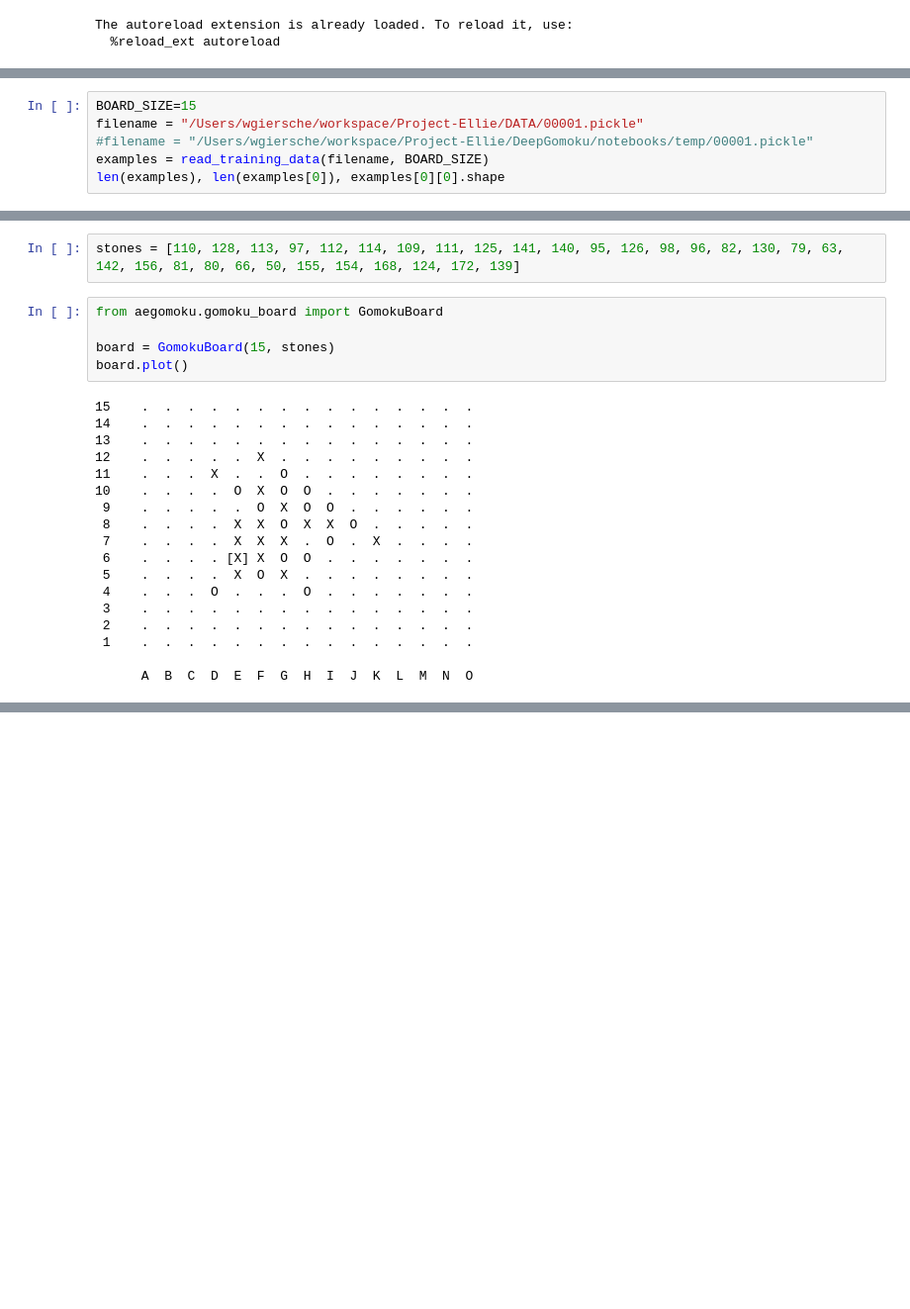
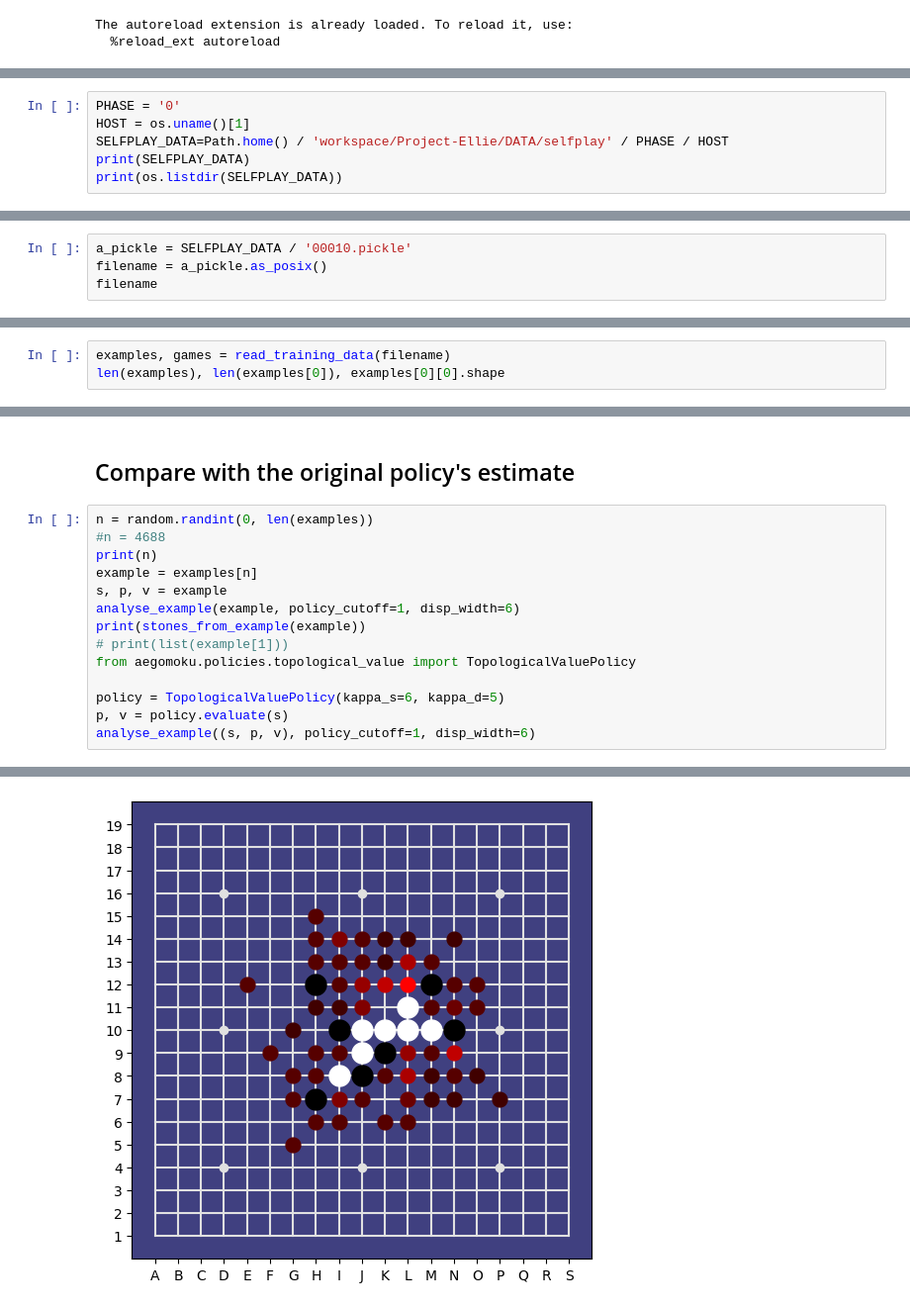
Before and after one commit to Project-Ellie/DeepGomoku, a Jupyter notebook: notebooks/Analyzing_SelfPlay.ipynb, the cells around one changed output, grey strips where cells are left out. Shown at 99% size. Saved outputs shown, nothing was run; the diff lists cells and outputs as text; blank space fills up the shorter version.

```diff
--- a/notebooks/Analyzing_SelfPlay.ipynb
+++ b/notebooks/Analyzing_SelfPlay.ipynb
@@ -11,0 +18,6 @@ from aegomoku.utils import analyse_example
+# %%
+PHASE = '0'
+HOST = os.uname()[1]
+SELFPLAY_DATA=Path.home() / 'workspace/Project-Ellie/DATA/selfplay' / PHASE / HOST
+print(SELFPLAY_DATA)
+print(os.listdir(SELFPLAY_DATA))
@@ -11,0 +27,4 @@ from aegomoku.utils import analyse_example
+# %%
+a_pickle = SELFPLAY_DATA / '00010.pickle'
+filename = a_pickle.as_posix()
+filename
@@ -12,7 +33,4 @@ from aegomoku.utils import analyse_example
 # %%
-BOARD_SIZE=15
-filename = "/Users/wgiersche/workspace/Project-Ellie/DATA/00001.pickle"
-#filename = "/Users/wgiersche/workspace/Project-Ellie/DeepGomoku/notebooks/temp/00001.pickle"
-examples = read_training_data(filename, BOARD_SIZE)
+examples, games = read_training_data(filename)
 len(examples), len(examples[0]), examples[0][0].shape
 # %% [output]
@@ -32,25 +73,17 @@ Value from BLACK's point of view: -0.6596892753332014
-# %%
-stones = [110, 128, 113, 97, 112, 114, 109, 111, 125, 141, 140, 95, 126, 98, 96, 82, 130, 79, 63, 142, 156, 81, 80, 66, 50, 155, 154, 168, 124, 172, 139]
-# %%
-from aegomoku.gomoku_board import GomokuBoard
-
-board = GomokuBoard(15, stones)
-board.plot()
-# %% [output]
-15    .  .  .  .  .  .  .  .  .  .  .  .  .  .  .
-14    .  .  .  .  .  .  .  .  .  .  .  .  .  .  .
-13    .  .  .  .  .  .  .  .  .  .  .  .  .  .  .
-12    .  .  .  .  .  X  .  .  .  .  .  .  .  .  .
-11    .  .  .  X  .  .  O  .  .  .  .  .  .  .  .
-10    .  .  .  .  O  X  O  O  .  .  .  .  .  .  .
- 9    .  .  .  .  .  O  X  O  O  .  .  .  .  .  .
- 8    .  .  .  .  X  X  O  X  X  O  .  .  .  .  .
- 7    .  .  .  .  X  X  X  .  O  .  X  .  .  .  .
- 6    .  .  .  . [X] X  O  O  .  .  .  .  .  .  .
- 5    .  .  .  .  X  O  X  .  .  .  .  .  .  .  .
- 4    .  .  .  O  .  .  .  O  .  .  .  .  .  .  .
- 3    .  .  .  .  .  .  .  .  .  .  .  .  .  .  .
- 2    .  .  .  .  .  .  .  .  .  .  .  .  .  .  .
- 1    .  .  .  .  .  .  .  .  .  .  .  .  .  .  .
-
-      A  B  C  D  E  F  G  H  I  J  K  L  M  N  O
+# %% [markdown]
+## Compare with the original policy's estimate
+# %%
+n = random.randint(0, len(examples))
+#n = 4688
+print(n)
+example = examples[n]
+s, p, v = example
+analyse_example(example, policy_cutoff=1, disp_width=6)
+print(stones_from_example(example))
+# print(list(example[1]))
+from aegomoku.policies.topological_value import TopologicalValuePolicy
+
+policy = TopologicalValuePolicy(kappa_s=6, kappa_d=5)
+p, v = policy.evaluate(s)
+analyse_example((s, p, v), policy_cutoff=1, disp_width=6)
+# %% [output]
@@ -56,0 +96 @@ board.plot()
+[figure, added]
```
Also changed, not shown: parts of 14 cells of this notebook, 14 other files.
